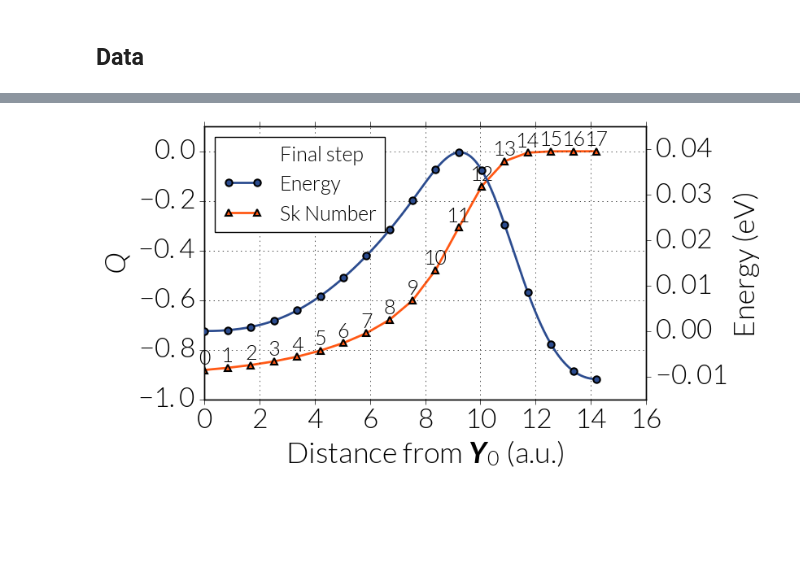
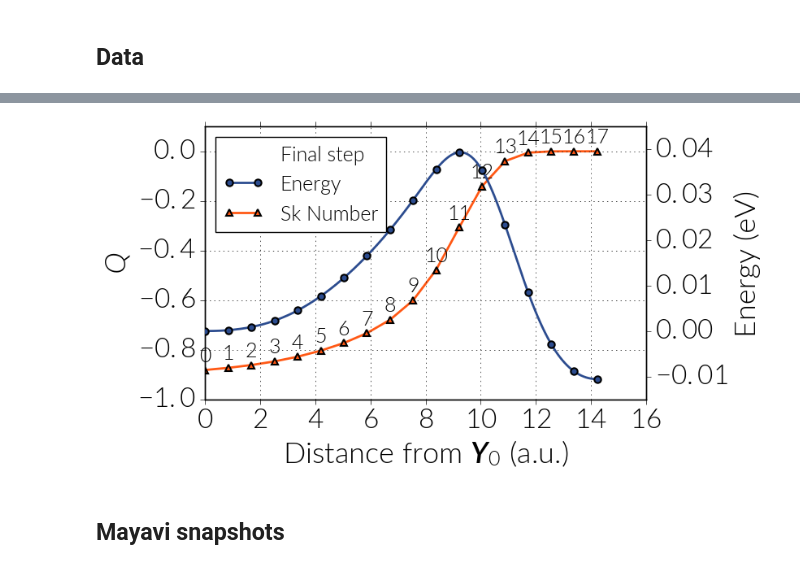
Before and after one commit to davidcortesortuno/nebm_plot_tools, a Jupyter notebook: tutorial/tutorial_fidimag.ipynb, the cells around one changed output, grey strips where cells are left out. Drawn from its saved outputs; the diff is of its cells as text; code cells hidden in the pictures; blank space fills up the shorter version.

```diff
--- a/tutorial/tutorial_fidimag.ipynb
+++ b/tutorial/tutorial_fidimag.ipynb
@@ -124,19 +166,22 @@ interpolate_energy=[NEBM_Geodesic, 500]
 # %%
 p = npf.plot_dist_vs_sknum(sim,
 [
 ['neb_21x21-spins_fm-sk_atomic_k1e4_dYs.ndt',
  r'Final step',
  97, 'neb_21x21-spins_fm-sk_atomic_k1e4',
  'neb_21x21-spins_fm-sk_atomic_k1e4_energy.ndt'
  ]],
-number_annotation=[0.5, 0, 0],
+num_scale=0.2,
 legend_position='upper left',
 rel_folder=base_folder,
 ylim=[-1, 0.1],
 ylim_en=[-0.015, 0.045],
 secondary_axis=[1.602e-19, 'eV'],
 energy_shift=0,
-interpolate_energy=[NEBM_Geodesic, 500]
+interpolate_energy=[NEBM_Geodesic, 500],
+# sk_number_method='BergLuscher'
 )
 # %% [output]
-[figure, old version]
+[figure, new version]
+# %% [markdown]
+## Mayavi snapshots
```
Also changed, not shown: parts of 17 cells of this notebook, 2 other files.
